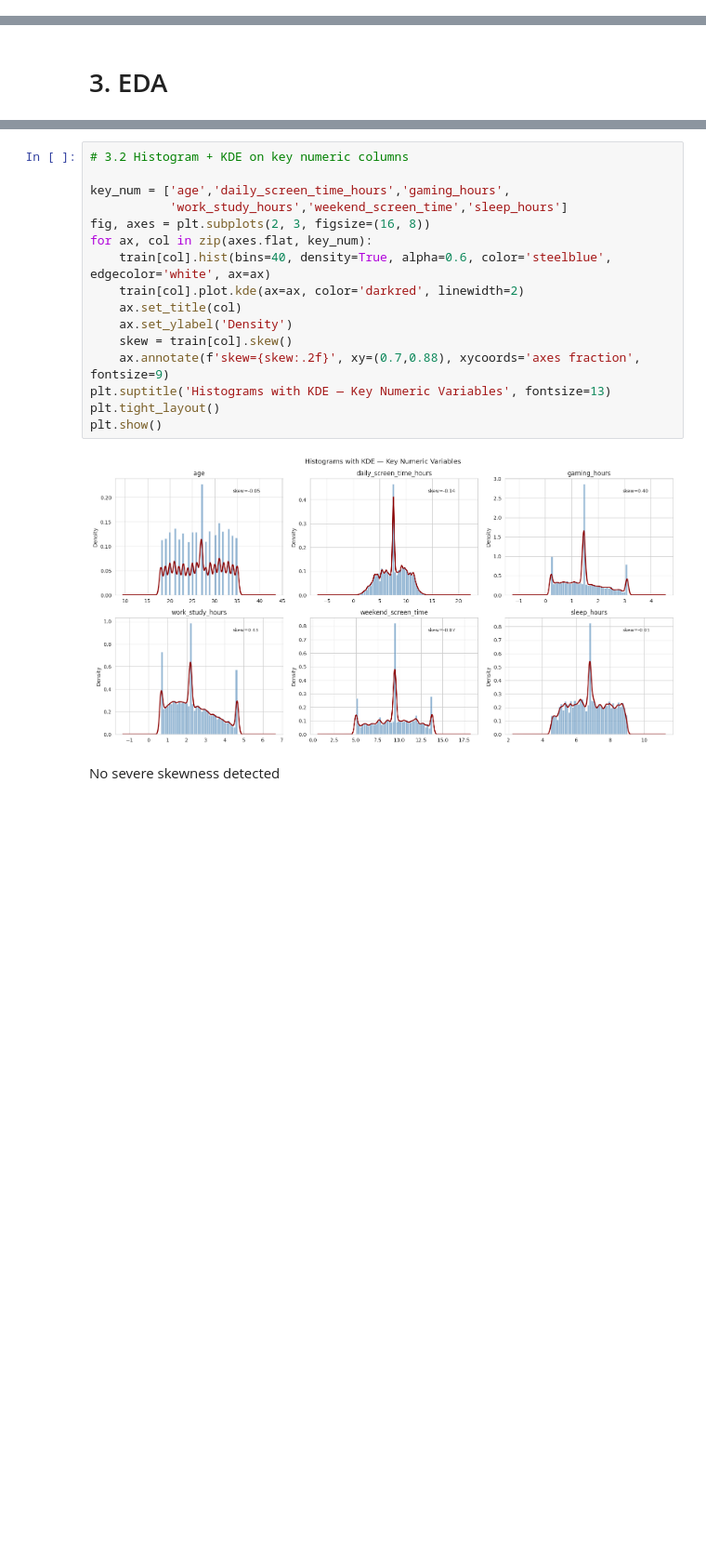
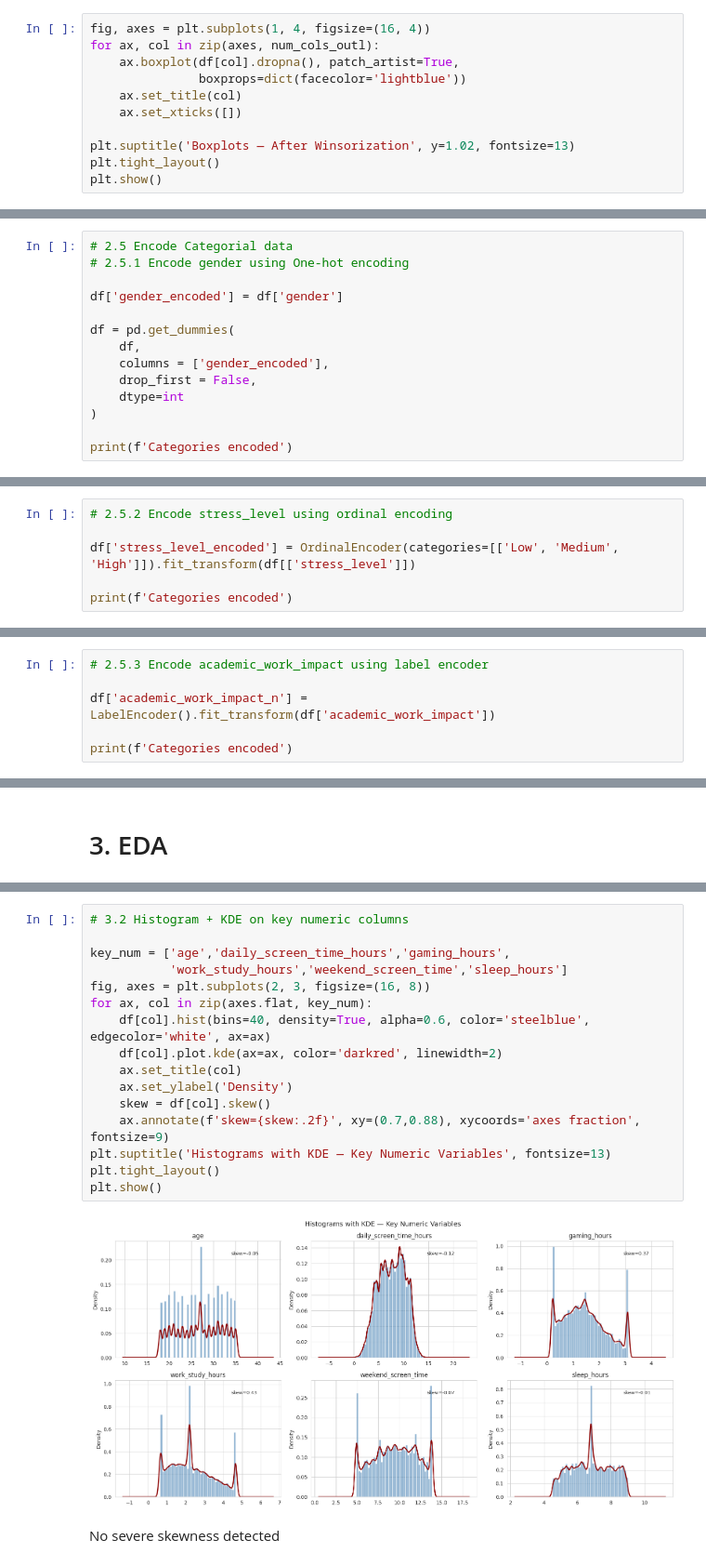
Before and after one commit to kamxsato/MIS444_Final_Project, a Jupyter notebook: 24104087_Final_Project.ipynb, the cells around one changed output, grey strips where cells are left out. Shown at 93% size. Drawn from its saved outputs; the diff is of its cells as text; blank space fills up the shorter version.

```diff
--- a/24104087_Final_Project.ipynb
+++ b/24104087_Final_Project.ipynb
@@ -612,0 +299,11 @@ plt.show()
+# %%
+fig, axes = plt.subplots(1, 4, figsize=(16, 4))
+for ax, col in zip(axes, num_cols_outl):
+    ax.boxplot(df[col].dropna(), patch_artist=True,
+               boxprops=dict(facecolor='lightblue'))
+    ax.set_title(col)
+    ax.set_xticks([])
+
+plt.suptitle('Boxplots — After Winsorization', y=1.02, fontsize=13)
+plt.tight_layout()
+plt.show()
@@ -612,0 +312,14 @@ plt.show()
+# %%
+# 2.5 Encode Categorial data
+# 2.5.1 Encode gender using One-hot encoding
+
+df['gender_encoded'] = df['gender']
+
+df = pd.get_dummies(
+    df,
+    columns = ['gender_encoded'],
+    drop_first = False,
+    dtype=int
+)
+
+print(f'Categories encoded')
@@ -612,0 +328,6 @@ plt.show()
+# %%
+# 2.5.2 Encode stress_level using ordinal encoding
+
+df['stress_level_encoded'] = OrdinalEncoder(categories=[['Low', 'Medium', 'High']]).fit_transform(df[['stress_level']])
+
+print(f'Categories encoded')
@@ -612,0 +336,6 @@ plt.show()
+# %%
+# 2.5.3 Encode academic_work_impact using label encoder
+
+df['academic_work_impact_n'] = LabelEncoder().fit_transform(df['academic_work_impact'])
+
+print(f'Categories encoded')
@@ -644,21 +421,21 @@ Train data summary statistics
 # %%
 # 3.2 Histogram + KDE on key numeric columns
 
 key_num = ['age','daily_screen_time_hours','gaming_hours',
            'work_study_hours','weekend_screen_time','sleep_hours']
 fig, axes = plt.subplots(2, 3, figsize=(16, 8))
 for ax, col in zip(axes.flat, key_num):
-    train[col].hist(bins=40, density=True, alpha=0.6, color='steelblue', edgecolor='white', ax=ax)
-    train[col].plot.kde(ax=ax, color='darkred', linewidth=2)
+    df[col].hist(bins=40, density=True, alpha=0.6, color='steelblue', edgecolor='white', ax=ax)
+    df[col].plot.kde(ax=ax, color='darkred', linewidth=2)
     ax.set_title(col)
     ax.set_ylabel('Density')
-    skew = train[col].skew()
+    skew = df[col].skew()
     ax.annotate(f'skew={skew:.2f}', xy=(0.7,0.88), xycoords='axes fraction', fontsize=9)
 plt.suptitle('Histograms with KDE — Key Numeric Variables', fontsize=13)
 plt.tight_layout()
 plt.show()
 # %% [output]
-[figure, old version]
+[figure, new version]
 # %% [markdown]
 No severe skewness detected
 # %%
```
Also changed, not shown: parts of 68 cells of this notebook.
